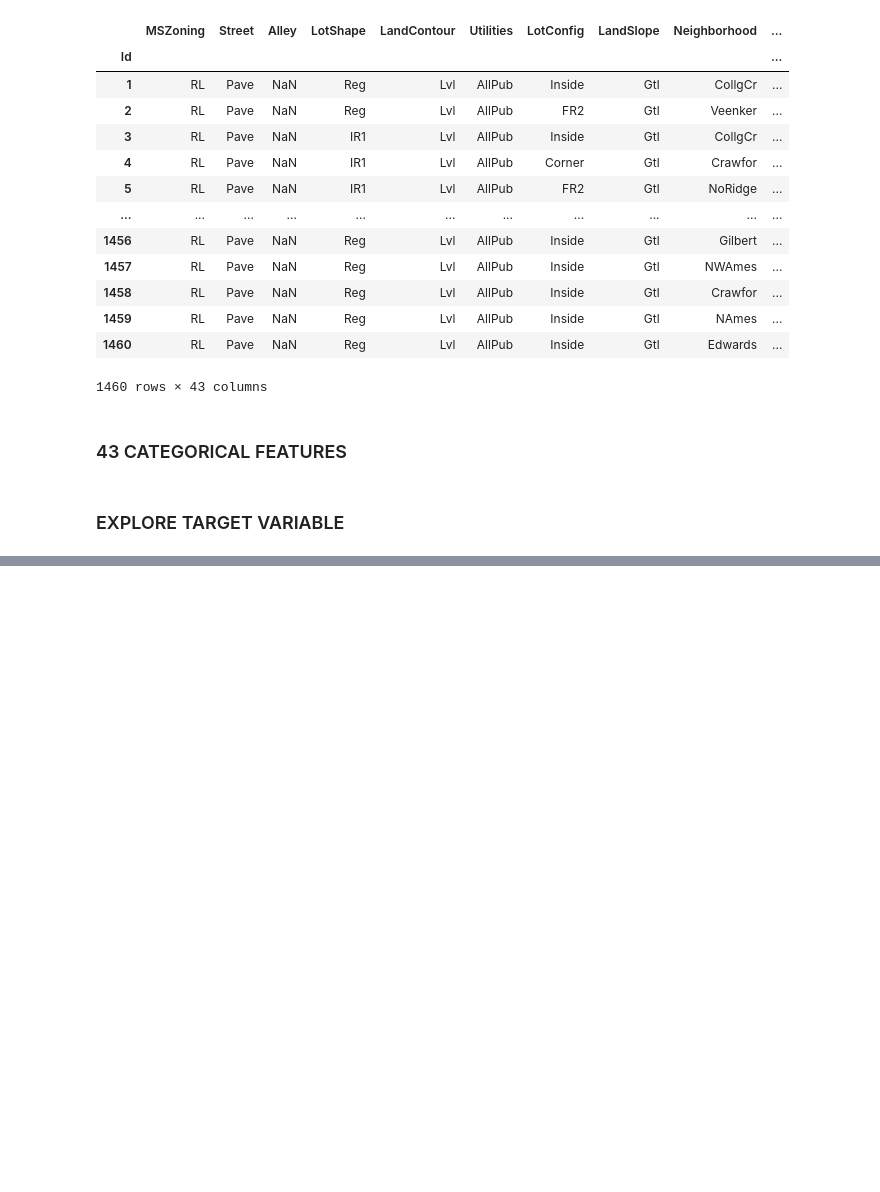
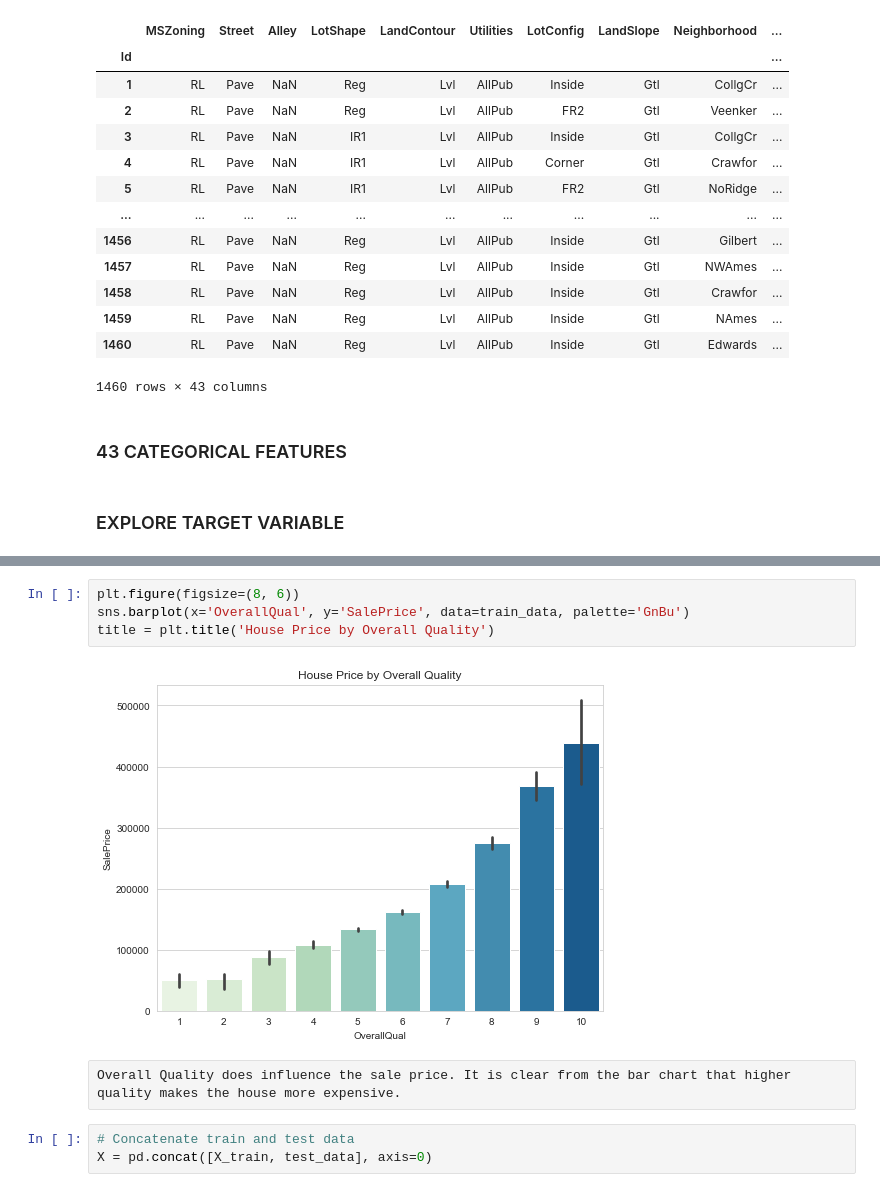
Before and after one commit to ManishaRao06/House-Prices-ML-Model, a Jupyter notebook: Untitled.ipynb, the cells around one changed output, grey strips where cells are left out. Drawn from its saved outputs; the diff is of its cells as text; blank space fills up the shorter version.

```diff
--- a/Untitled.ipynb
+++ b/Untitled.ipynb
@@ -172,0 +224,11 @@ ValueError: could not convert string to float: 'SalePrice'
+# %%
+plt.figure(figsize=(8, 6))
+sns.barplot(x='OverallQual', y='SalePrice', data=train_data, palette='GnBu')
+title = plt.title('House Price by Overall Quality')
+# %% [output]
+[figure, added]
+# %% [raw]
+Overall Quality does influence the sale price. It is clear from the bar chart that higher quality makes the house more expensive.
+# %%
+# Concatenate train and test data
+X = pd.concat([X_train, test_data], axis=0)
```
Also changed, not shown: parts of 59 cells of this notebook.
